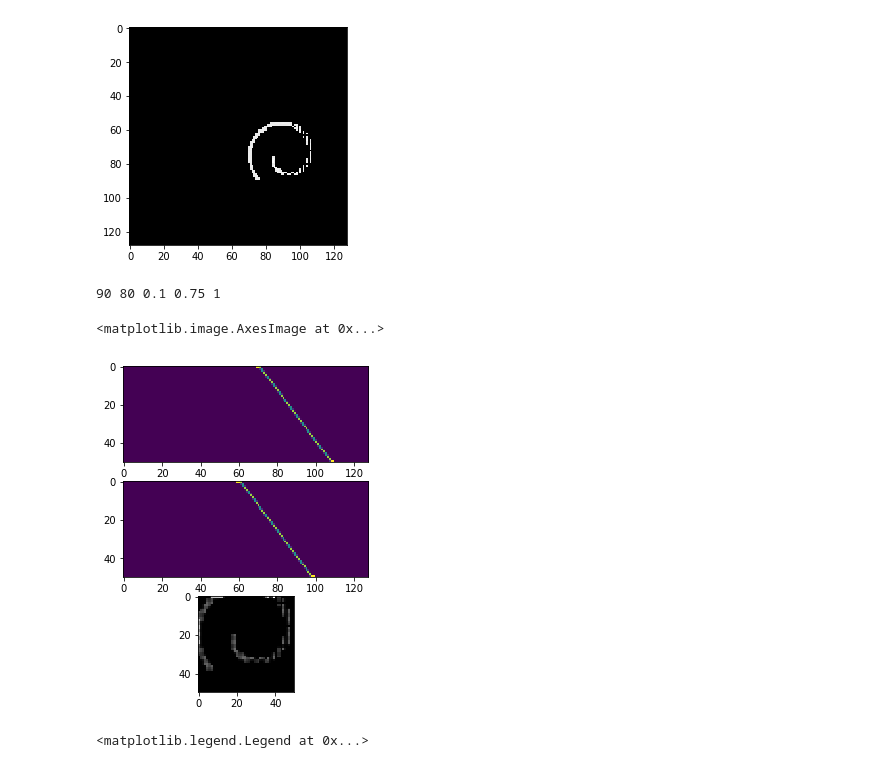
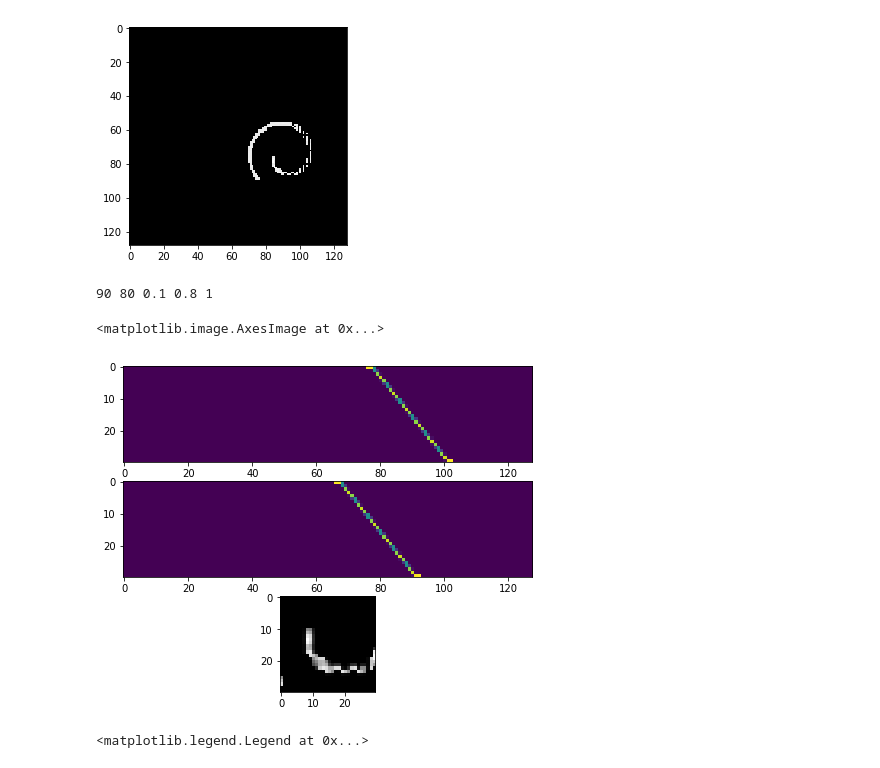
Before and after one commit to ATTPC/VAE-event-classification, a Jupyter notebook: notebooks/exploring_hyperparams.ipynb, the cells around one changed output. Drawn from its saved outputs; the diff is of its cells as text; code cells hidden in the pictures.

```diff
--- a/notebooks/exploring_hyperparams.ipynb
+++ b/notebooks/exploring_hyperparams.ipynb
@@ -64,35 +64,37 @@ plt.imshow(selected.reshape((128, 128)), cmap="Greys_r")
 # %%
 sigma_sq = 0.1
 gamma = 1
-N = 50
-delta = 0.75
-H = 128
-W = 128
+
 gx = 90
 gy = 80
 
+delta = 0.8
+
+N = 30
+H = 128
+W = 128
 #gx, gy, sigma_sq, delta, gamma = attn_params(gx, gy, logsigma, delta, loggamma, N)
 
 print(gx, gy, sigma_sq, delta, gamma)
 Fx, Fy = filters(gx, gy, sigma_sq, delta, gamma, N)
 
 #eq 27  Fy x Fx T
 
 #read op
 Fx_t = np.transpose(Fx, axes=[0, 2, 1])
 tmp = np.einsum("ijk, ikn -> ijn", selected, Fx_t)
 out = np.einsum("ijk, ikn -> ijn", Fy, tmp)
 
 
 fig, axs = plt.subplots(nrows = 3, figsize = (10, 6))
 
 axs[0].imshow(Fx.reshape((N, H)))
 axs[1].imshow(Fy.reshape((N, H)))
 axs[2].imshow(out.reshape((N, N)), cmap="Greys_r")
 # %% [output]
-90 80 0.1 0.75 1
+90 80 0.1 0.8 1
 <matplotlib.image.AxesImage at 0x...>
-[figure, old version]
+[figure, new version]
 # %%
 Mfx = Fx.copy()
 Mfx[Mfx>0.5] = 1e3
```
Also changed, not shown: 3 other files.
